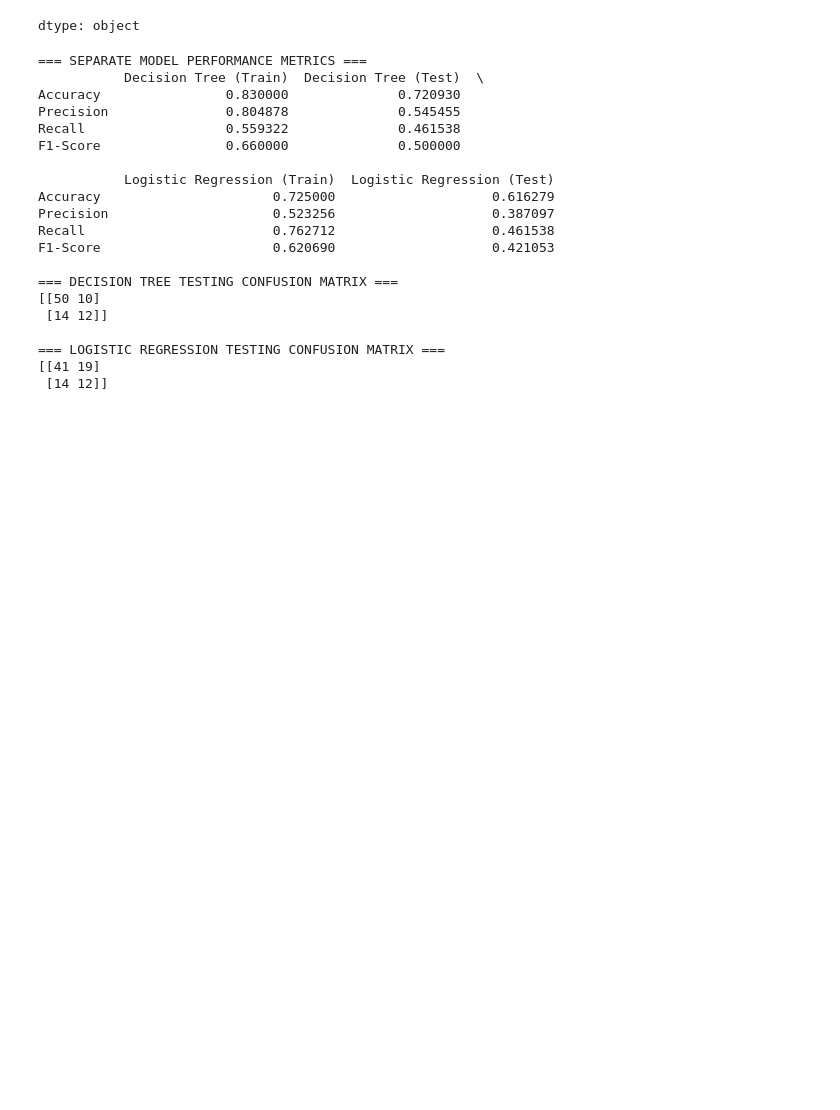
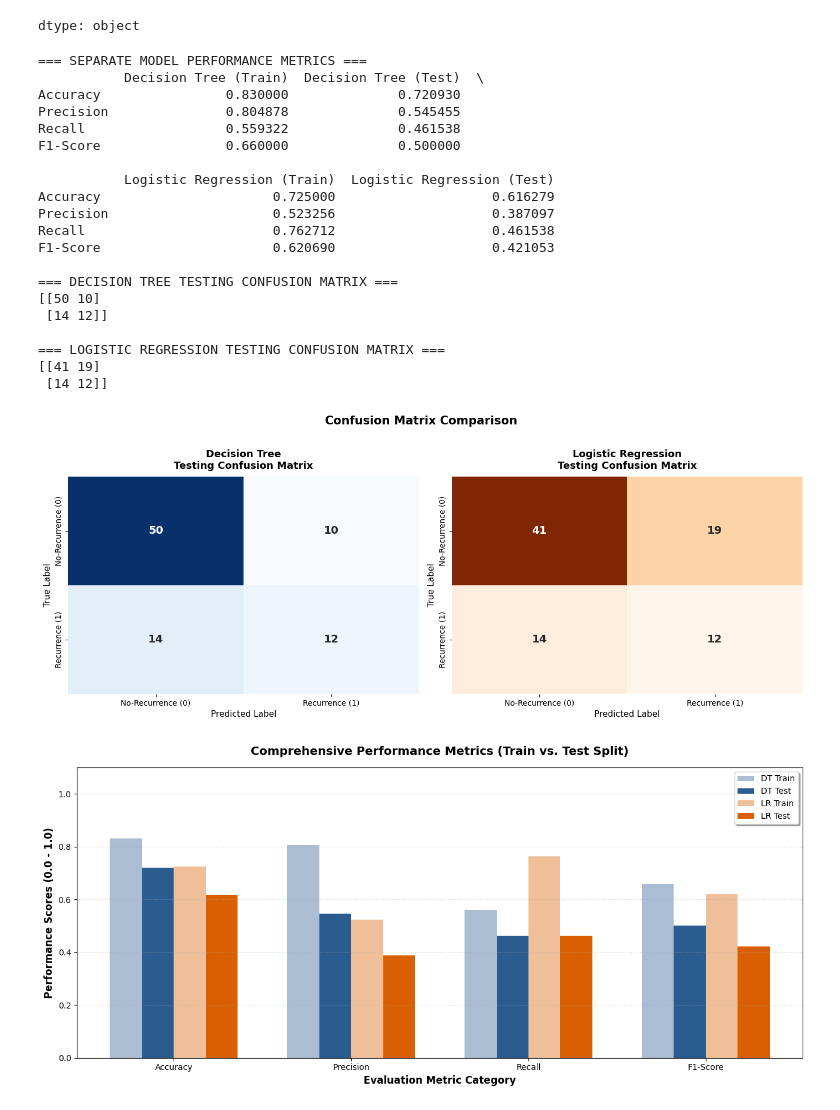
Before and after one commit to Pranaam19/MSIS-AMA, a Jupyter notebook: Assignment(25/08/2026).ipynb, the cells around one changed output. Saved outputs shown, nothing was run; the diff lists cells and outputs as text; code cells hidden in the pictures; blank space fills up the shorter version.

Commit message:
Added plots

```diff
--- a/Assignment(25/08/2026).ipynb
+++ b/Assignment(25/08/2026).ipynb
@@ -222,6 +222,59 @@ F1-Score                      0.620690                    0.421053
 === LOGISTIC REGRESSION TESTING CONFUSION MATRIX ===
 [[41 19]
  [14 12]]
+# %%
+import matplotlib.pyplot as plt
+import seaborn as sns
+
+
+labels = ['No-Recurrence (0)', 'Recurrence (1)']
+fig, axes = plt.subplots(1, 2, figsize=(14, 5.5))
+
+#Decision Tree Confusion matrix Heatmap
+sns.heatmap(dt_test_cm, annot=True, fmt='d', cmap='Blues', ax=axes[0], cbar=False,
+            xticklabels=labels, yticklabels=labels, annot_kws={"size": 14, "weight": "bold"})
+axes[0].set_title('Decision Tree\nTesting Confusion Matrix', fontsize=13, fontweight='bold', pad=10)
+axes[0].set_xlabel('Predicted Label', fontsize=11)
+axes[0].set_ylabel('True Label', fontsize=11)
+
+# Logistic Regression Confusion Matrix Heatmap
+sns.heatmap(lr_test_cm, annot=True, fmt='d', cmap='Oranges', ax=axes[1], cbar=False,
+            xticklabels=labels, yticklabels=labels, annot_kws={"size": 14, "weight": "bold"})
+axes[1].set_title('Logistic Regression\nTesting Confusion Matrix', fontsize=13, fontweight='bold', pad=10)
+axes[1].set_xlabel('Predicted Label', fontsize=11)
+axes[1].set_ylabel('True Label', fontsize=11)
+
+plt.suptitle('Confusion Matrix Comparison ', fontsize=15, fontweight='bold', y=1.02)
+plt.tight_layout()
+plt.show()
+
+
+plot_df = metrics_summary.T
+
+metrics_list = ['Accuracy', 'Precision', 'Recall', 'F1-Score']
+x = np.arange(len(metrics_list))
+width = 0.18
+
+plt.figure(figsize=(13, 6))
+
+
+plt.bar(x - 1.5*width, plot_df.loc["Decision Tree (Train)"], width, label='DT Train', color='#2b5c8f', alpha=0.4)
+plt.bar(x - 0.5*width, plot_df.loc["Decision Tree (Test)"], width, label='DT Test', color='#2b5c8f')
+plt.bar(x + 0.5*width, plot_df.loc["Logistic Regression (Train)"], width, label='LR Train', color='#d95f02', alpha=0.4)
+plt.bar(x + 1.5*width, plot_df.loc["Logistic Regression (Test)"], width, label='LR Test', color='#d95f02')
+
+plt.xlabel('Evaluation Metric Category', fontsize=12, fontweight='bold')
+plt.ylabel('Performance Scores (0.0 - 1.0)', fontsize=12, fontweight='bold')
+plt.title('Comprehensive Performance Metrics (Train vs. Test Split)', fontsize=14, fontweight='bold', pad=15)
+plt.xticks(x, metrics_list)
+plt.ylim(0, 1.1)
+plt.grid(axis='y', linestyle=':', alpha=0.6)
+plt.legend(loc='upper right', frameon=True, shadow=True)
+plt.tight_layout()
+plt.show()
+# %% [output]
+[figure, added]
+[figure, added]
 # %%
 #Conclusion
 
```
